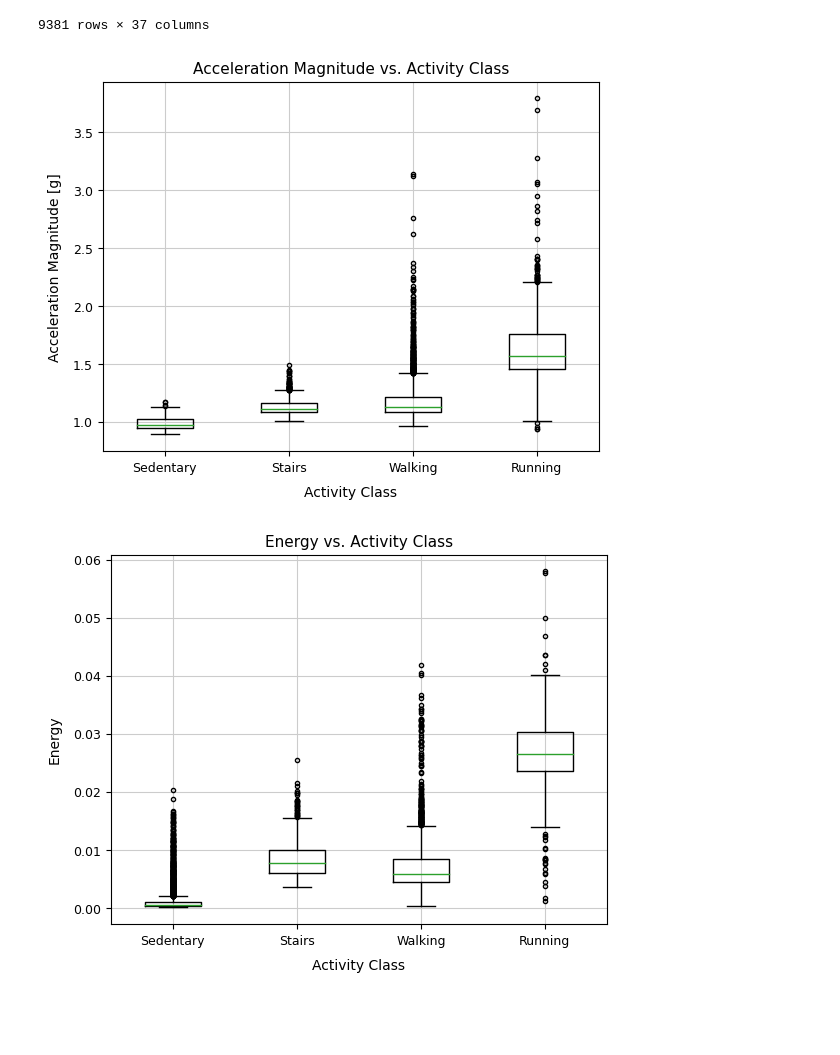
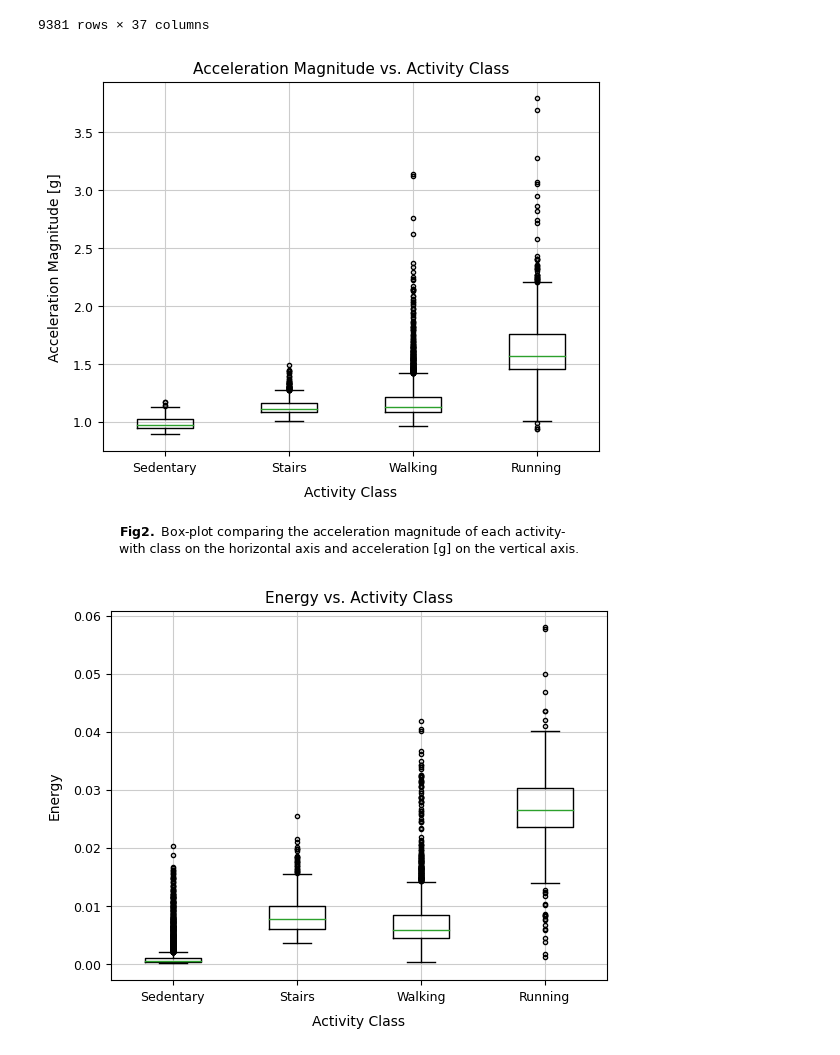
Before and after one commit to raichandanisagar/human-activity-recognition, a Jupyter notebook: src/build_train_test.ipynb, the cells around one changed output. Cells and saved outputs as stored; diff of their text form; code cells hidden in the pictures; blank space fills up the shorter version.

```diff
--- a/src/build_train_test.ipynb
+++ b/src/build_train_test.ipynb
@@ -242,25 +242,32 @@ time_domain_df
 # %%
 td_power_group_df = time_domain_df.groupby(['class']).agg({'td_mean_m': lambda x: list(x)})
 td_power_group_df = td_power_group_df.reset_index().set_index('class')
 class_custom_order = {'sedentary':0,'stairs':1,'walking':2,'running':3}
 td_power_group_df = td_power_group_df.sort_values(by=['class'],key= lambda x: x.map(class_custom_order))
 td_power_group_dict = td_power_group_df.to_dict()['td_mean_m']
 td_power_group_dict
 
 fig,ax = plt.subplots()
 bp = ax.boxplot(td_power_group_dict.values(),sym='.',medianprops=dict(color='tab:green'))
 plt.title('Acceleration Magnitude vs. Activity Class',fontsize=11)
 ax.tick_params(axis='both', which='major',labelsize=9)
 
 # format ticks, tick labels, axis labels
 ax.set_ylabel('Acceleration Magnitude [g]',fontsize=10,labelpad=8)
 ax.set_xticklabels(['Sedentary','Stairs','Walking','Running'],fontdict=dict(fontsize=9))
 ax.set_xlabel('Activity Class',fontsize=10,labelpad=8)
 
+caption_text = r"""$\bf{Fig 2.}$ Box-plot comparing the acceleration magnitude of each activity-
+with class on the horizontal axis and acceleration [g] on the vertical
+axis. """
+
 plt.grid(visible=True, which='major', color='0.8', linestyle='-')
+ax.text(0.15, -0.1, caption_text, wrap=False, horizontalalignment='left',
+            fontsize=9, transform=fig.transFigure)
+
 plt.show()
 # %% [output]
-[figure, old version]
+[figure, new version]
 # %%
 td_power_group_df = time_domain_df.groupby(['class']).agg({'td_energy': lambda x: list(x)})
 td_power_group_df = td_power_group_df.reset_index().set_index('class')
```
Also changed, not shown: parts of 1 cell of this notebook, 1 other file.
